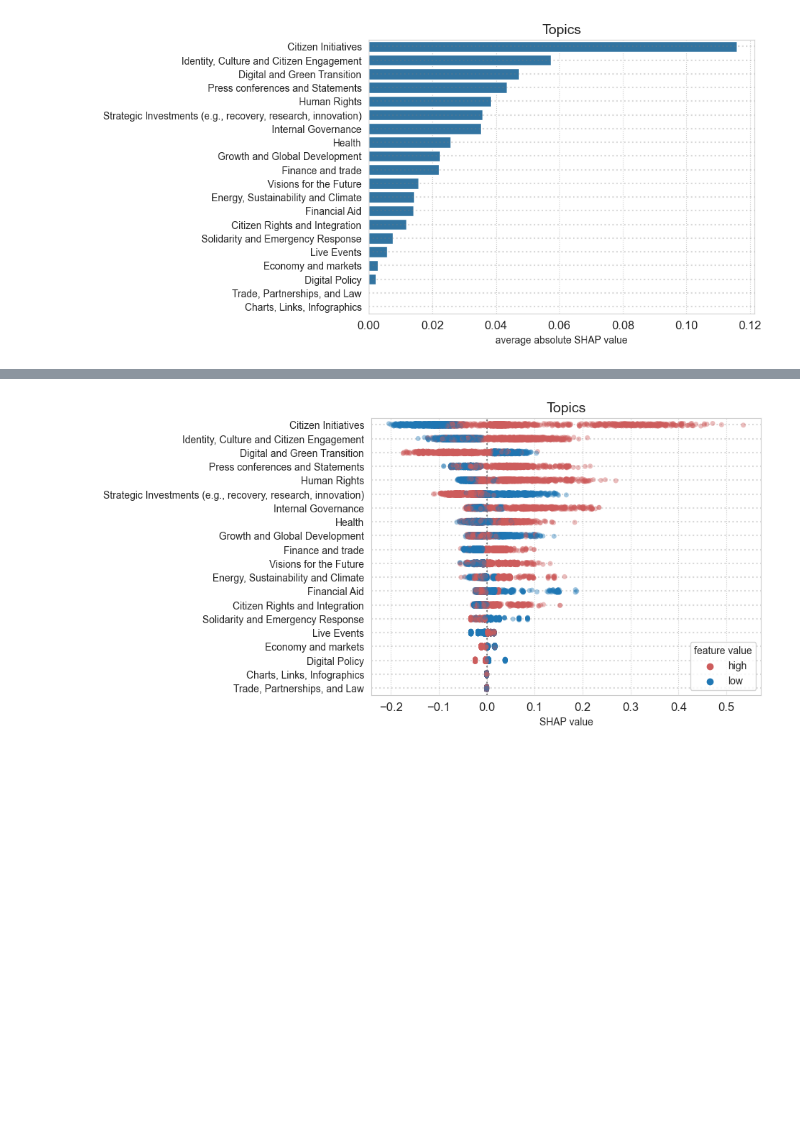
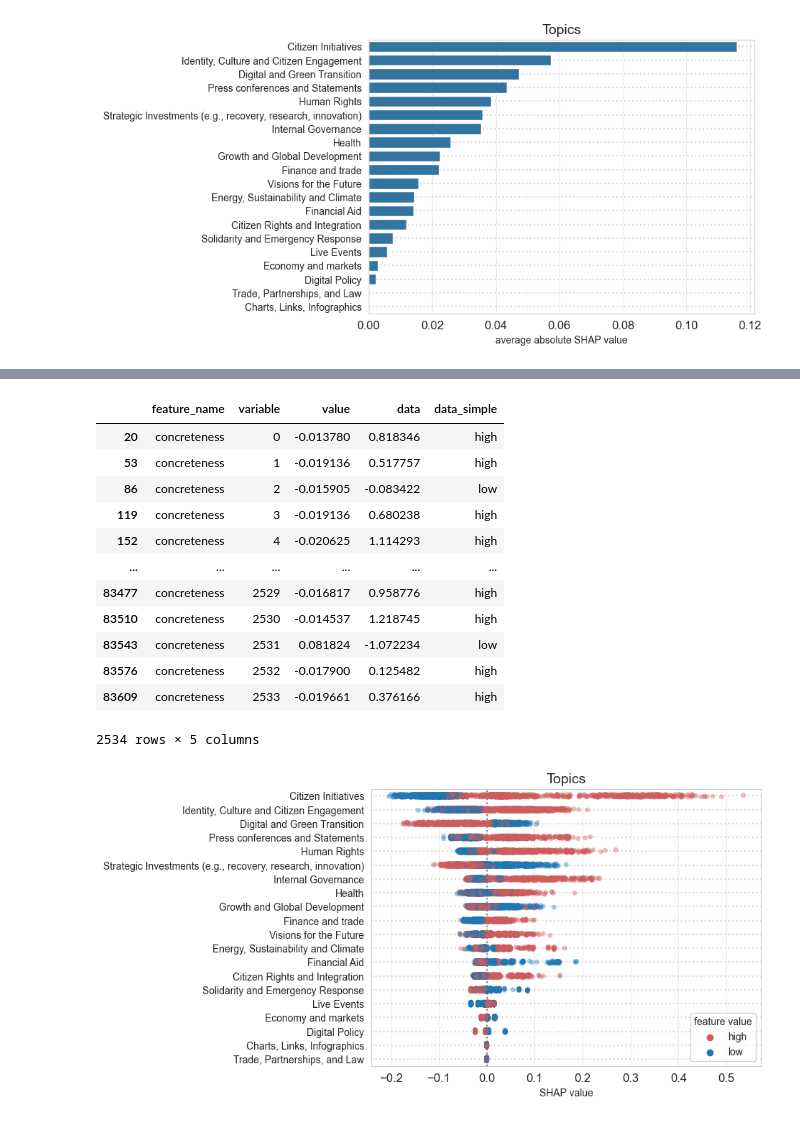
Before and after one commit to rbroc/eucomm-twitter, a Jupyter notebook: 4. Predictive Models.ipynb, the cells around one changed output, grey strips where cells are left out. Saved outputs shown, nothing was run; the diff lists cells and outputs as text; code cells hidden in the pictures; blank space fills up the shorter version.

```diff
--- a/4. Predictive Models.ipynb
+++ b/4. Predictive Models.ipynb
@@ -185,3 +185,19 @@ plt.show()
+# %%
+shaps_long[shaps_long['feature_name']=='concreteness']# .isna()
+# %% [output]
+|  | feature_name | variable | value | data | data_simple |
+| 20 | concreteness | 0 | -0.013780 | 0.818346 | high |
+| 53 | concreteness | 1 | -0.019136 | 0.517757 | high |
+| 86 | concreteness | 2 | -0.015905 | -0.083422 | low |
+| 119 | concreteness | 3 | -0.019136 | 0.680238 | high |
+| 152 | concreteness | 4 | -0.020625 | 1.114293 | high |
+| ... | ... | ... | ... | ... | ... |
+| 83477 | concreteness | 2529 | -0.016817 | 0.958776 | high |
+| 83510 | concreteness | 2530 | -0.014537 | 1.218745 | high |
+| 83543 | concreteness | 2531 | 0.081824 | -1.072234 | low |
+| 83576 | concreteness | 2532 | -0.017900 | 0.125482 | high |
+| 83609 | concreteness | 2533 | -0.019661 | 0.376166 | high |
+2534 rows × 5 columns
 # %%
 sns.set_style('whitegrid', {'grid.linestyle': 'dotted'})
 plt.subplots(figsize=(7,5))
```
Also changed, not shown: parts of 2 cells of this notebook.
